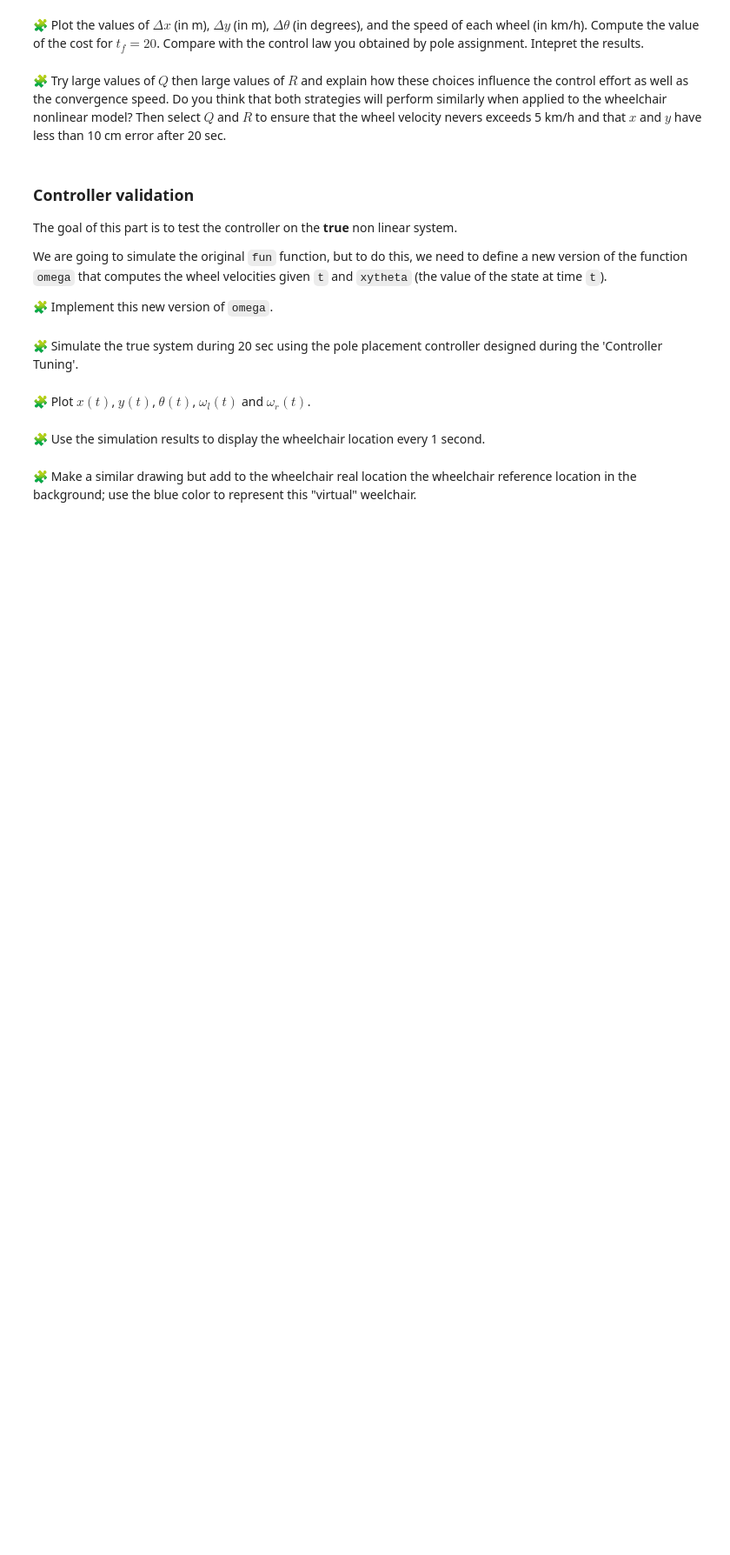
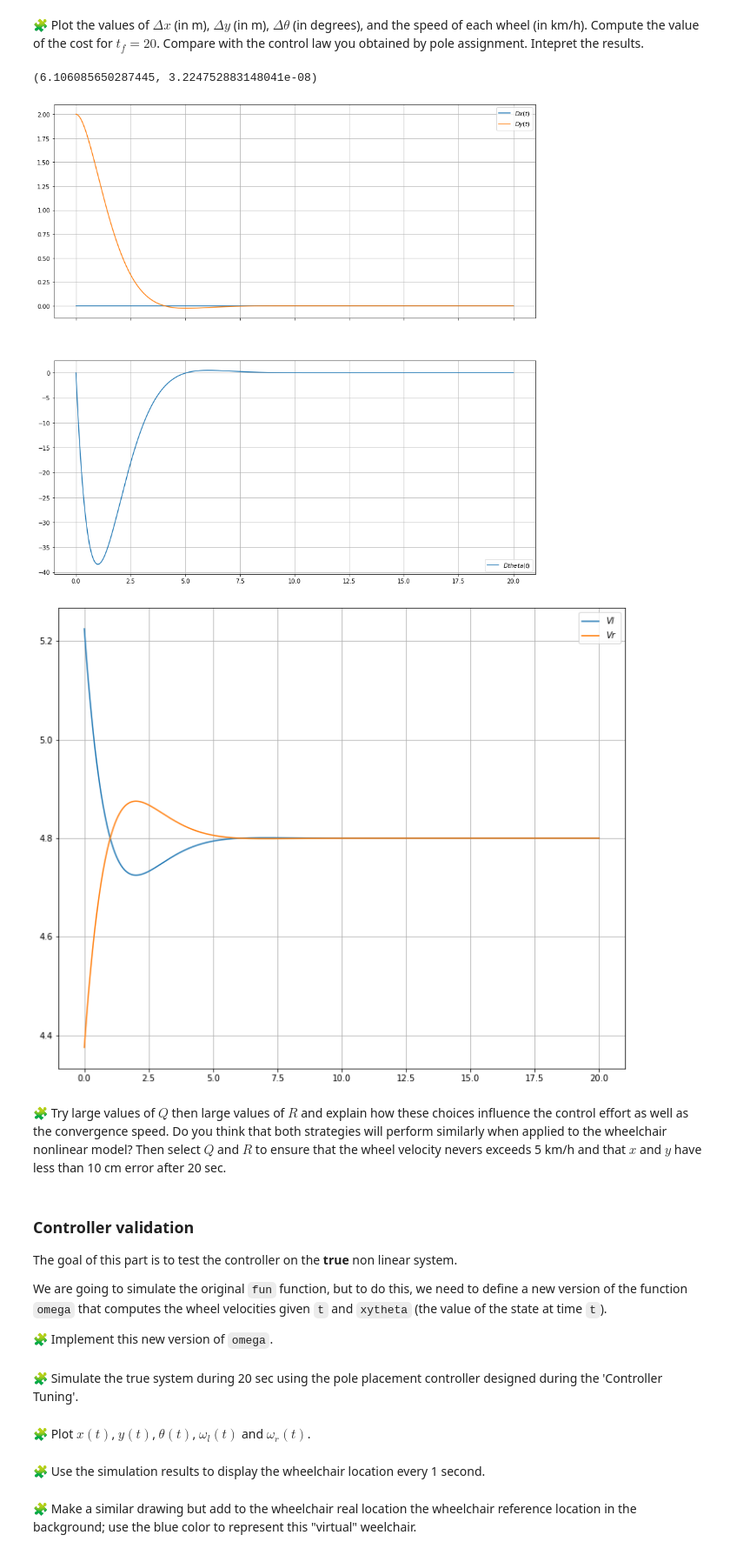
Before and after one commit to AyaBOUBAKRI/control-engineering-with-python-project-2022-2023, a Jupyter notebook: Project-3.ipynb, the cells around one changed output. Shown at 87% size. Drawn from its saved outputs; the diff is of its cells as text; code cells hidden in the pictures; blank space fills up the shorter version.

```diff
--- a/Project-3.ipynb
+++ b/Project-3.ipynb
@@ -598,5 +598,3 @@ To compute the integral, you can use the function `quad` (https://docs.scipy.org
 $$
 q_1(\Delta x(t))^2 + q_2(\Delta y(t))^2 + q_3(\Delta \theta(t))^2+ r_1(\Delta \omega_l(t))^2+ r_2(\Delta \omega_r(t))^2
 $$
-# %%
-def Compute_cost(deltaX, deltaOmega):
@@ -608,0 +615,5 @@ pass
+# %%
+Q = array([[1,0,0],[0,1,0],[0,0,1]])
+R0 = array([[1,0],[0,1]])
+Tf=20
+Compute_cost(Tf,Q,R0)
@@ -624,0 +641,7 @@ pass
+# %%
+from scipy import linalg
+Pi = linalg.solve_continuous_are(A, B, Q, R0)
+K = inv(R0) @ B.T @ Pi
+eigValues, _ = eig(A - B @ K)
+assert all([real(m) < 0 for m in eigValues])
+print([[real(m),imag(m)] for m in eigValues])
@@ -629,2 +652,36 @@ pass
+# %%
+Tf=20.0
+r = solve_ivp(fun=lin_fun, t_span =(0.0, Tf), y0=[0.0, 2.0, 0.0], dense_output=True)
+t = linspace(0.0, Tf, 1000)
+x_t, y_t, theta_t = r["sol"](t)
+fig=figure(figsize=(15, 15))
+ax1, ax2 = fig.subplots(2, 1, sharex=True)
+ax1.grid(True)
+ax1.plot(t , x_t, label="$Dx(t)$")
+ax1.plot(t , y_t, label="$Dy(t)$")
+ax1.legend()
+ax2.grid(True)
+ax2.plot(t, theta_t*180/np.pi, label=r"$Dtheta(t)$")
+ax2.legend()
+
+H=-K@r["sol"](t)
+dOmega_l = H[0]
+dOmega_r = H[1]
+
+vl = dOmega_l*Rw + v*3.6
+vr = dOmega_r*Rw + v*3.6
+
+t = linspace(0.0, Tf, 1000)
+fig=figure(figsize=(12, 10))
+ax1 = fig.subplots(1, 1, sharex=True)
+ax1.grid(True)
+ax1.plot(t, vl, label="$Vl$")
+ax1.plot(t, vr, label="$Vr$")
+ax1.legend()
+print(Compute_cost(Tf,Q,R0))
+# %% [output]
+(6.106085650287445, 3.224752883148041e-08)
+[figure, added]
+[figure, added]
 # %% [markdown]
 🧩 Try large values of $Q$ then large values of $R$ and explain how these choices influence the control effort as well as the convergence speed. Do you think that both strategies will perform similarly when applied to the wheelchair nonlinear model? Then select $Q$ and $R$ to ensure that the wheel velocity nevers exceeds 5 km/h and that $x$ and $y$ have less than 10 cm error after 20 sec.
```
Also changed, not shown: parts of 16 cells of this notebook.
